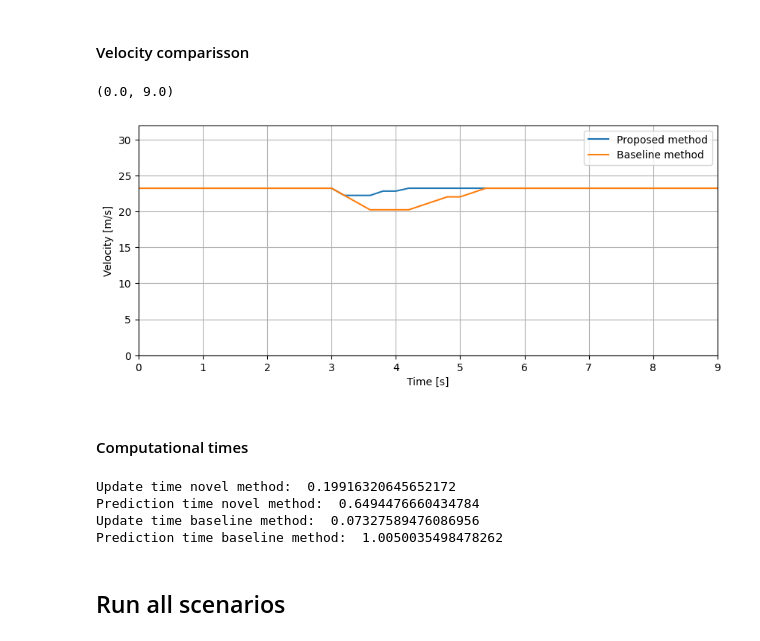
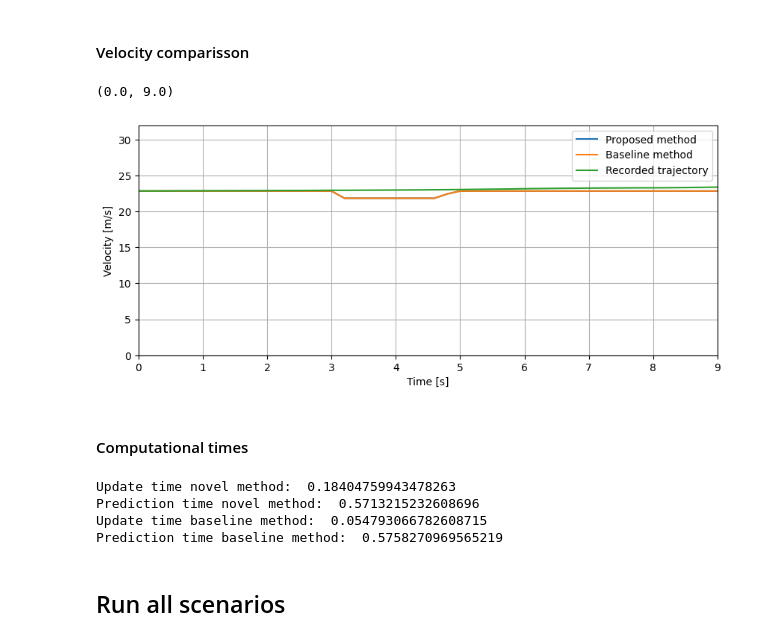
Before and after one commit to haastregt/occlusion_tracking, a Jupyter notebook: highd_scenarios.ipynb, the cells around one changed output. Cells and saved outputs as stored; diff of their text form; code cells hidden in the pictures.

```diff
--- a/highd_scenarios.ipynb
+++ b/highd_scenarios.ipynb
@@ -88,7 +85,7 @@ KeyError: 'other_velocity'
 # %% [markdown]
 ## Visualise single result
 # %%
-results_file = "results/ZAM_HighD-15_10_T-1"
+results_file = "results/highd_simulations_pickle/ZAM_HighD-13_1_T-1"
 
 data = load_results(results_file)
 # %% [markdown]
@@ -178,25 +175,27 @@ Text(0, 0.5, 'Distance Headway [m]')
 # %%
 ego_novel = data["novel_method"]["ego_vehicle"]
 ego_baseline = data["baseline_method"]["ego_vehicle"]
+ego_recorded = data["recorded_ego_speed"]
 
 plt.figure(figsize=(10, 4))
-labels = ['Proposed method','Baseline method']
+labels = ['Proposed method','Baseline method', 'Recorded trajectory']
 for idx, vehicle in enumerate([ego_novel, ego_baseline]):
     velocities = [round(vehicle.initial_state.velocity, 2)]
     time = [round(vehicle.initial_state.time_step/10, 2)]
     for state in vehicle.prediction.trajectory.state_list:
         velocities.append(round(state.velocity, 2))
         time.append(round(state.time_step/5, 2))
     plt.plot(time, velocities, label=labels[idx])
+plt.plot(time, ego_recorded[::5], label=labels[-1]) #forgot to downsample recorded vel
 plt.xlabel('Time [s]')
 plt.ylabel('Velocity [m/s]')
 plt.legend()
 plt.grid()
 plt.ylim(0, 32)
 plt.xlim(0,9)
 # %% [output]
 (0.0, 9.0)
-[figure, old version]
+[figure, new version]
 # %% [markdown]
 #### Computational times
 # %%
@@ -205,10 +204,10 @@ print("Prediction time novel method: ", data["novel_method"]["computational_time
 print("Update time baseline method: ", data["baseline_method"]["computational_time"]["update_step"])
 print("Prediction time baseline method: ", data["baseline_method"]["computational_time"]["prediction_step"])
 # %% [output]
-Update time novel method:  0.19916320645652172
-Prediction time novel method:  0.6494476660434784
-Update time baseline method:  0.07327589476086956
-Prediction time baseline method:  1.0050035498478262
+Update time novel method:  0.18404759943478263
+Prediction time novel method:  0.5713215232608696
+Update time baseline method:  0.054793066782608715
+Prediction time baseline method:  0.5758270969565219
 # %% [markdown]
 ## Run all scenarios
 # %%
```
Also changed, not shown: parts of 10 cells of this notebook, 2 other files.
